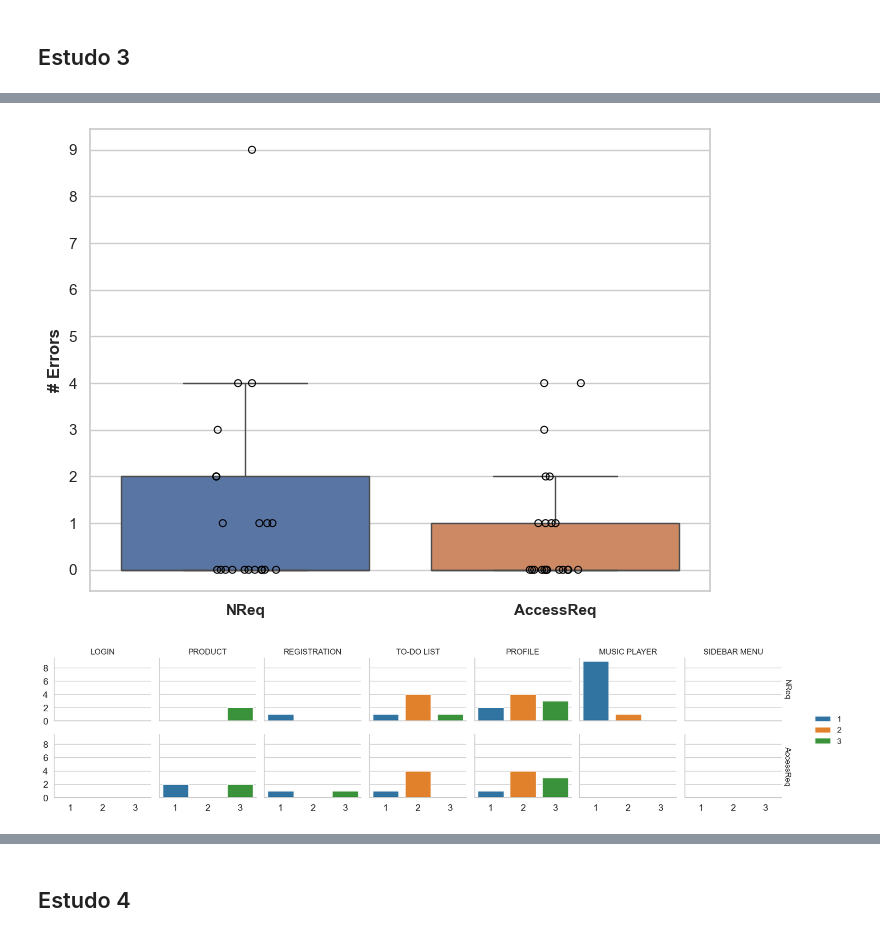
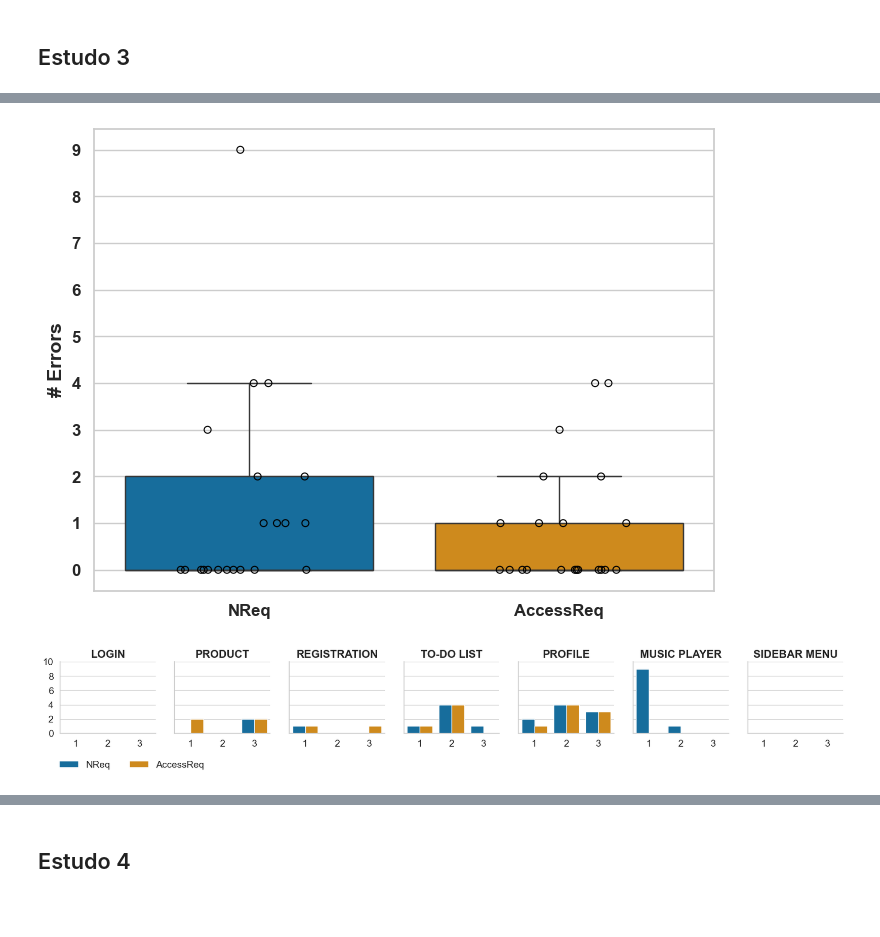
Before and after one commit to Test-Accessibility/Dataset-accessibility-assessments, a Jupyter notebook: Study_LLMs/main.ipynb, the cells around one changed output, grey strips where cells are left out. Saved outputs shown, nothing was run; the diff lists cells and outputs as text; code cells hidden in the pictures; blank space fills up the shorter version.

```diff
--- a/Study_LLMs/main.ipynb
+++ b/Study_LLMs/main.ipynb
@@ -189,7 +282,7 @@ plt.show()
 # %% [markdown]
 ## Estudo 2
 # %%
-df_estudo2 = df[(df['Study'] == 'Study 2') | ((df['Study'] == 'Study 1') & (df['Layout'] == 'Chat-JCR'))]
+df_estudo2 = df[df['Study'] == 'Study 2']
 df_estudo2.head()
 # %% [output]
 |  | Study | LLM | Request | Prompt | Screen | Layout | Context | Touch Target | Contrast | ... |
@@ -264,20 +357,22 @@ df_new_melt["Métrica_Modelo"] = df_new_melt["LLM"] + " - " + df_new_melt["Reque
 df_new_melt = df_new_melt.groupby(["LLM", "Request", "Screen", "Métrica_Modelo"]).sum().reset_index()
 
 # Criando o gráfico corrigido
-plt.figure(figsize=(12, 6))
+plt.figure(figsize=(16, 6))
 ax = sns.barplot(data=df_new_melt, x="Screen", y="Valor", hue="Métrica_Modelo", palette='Paired', dodge=True, errorbar=None, hue_order=['ChatGPT-3.5 - NReq', 'ChatGPT-3.5 - AccessReq', 'ChatGPT-4o - NReq', 'ChatGPT-4o - AccessReq', 'Sabiá-3 - NReq', 'Sabiá-3 - AccessReq'])
 
 # Adicionando os valores no topo de cada barra
+i = 1
 for p in ax.patches:
-    ax.annotate(f'{int(p.get_height())}',
+    if i < ax.patches.__len__() - 6:
+        ax.annotate(f'{int(p.get_height())}',
                 (p.get_x() + p.get_width() / 2., p.get_height()),  # Posição do texto
                 ha='center', va='center',  # Alinhamento horizontal e vertical
                 fontsize=10, fontweight='bold', color='black',  # Estilo do texto
                 xytext=(0, 5),  # Deslocamento do texto
                 textcoords='offset points')  # Coordenadas do texto
-
-# Ajustando os limites do eixo y
-ax.set_ylim(0.5, ax.get_ylim()[1])
+        i += 1
+    else:
+        break
 
 # Ajustando rótulos
 plt.xticks(fontweight='bold')
@@ -371,48 +524,69 @@ plt.show()
 # %%
 plt.figure(figsize=(8, 6))
-sns.boxplot(data=df_estudo3, x='Request', y='Total', hue='Request', showfliers=False)
-sns.stripplot(data=df_estudo3, x='Request', y='Total', palette=color_dict_request, hue='Request', edgecolor='black', linewidth=.8)
+sns.boxplot(data=df_estudo3, x='Request', y='Total', hue='Request', palette=palette_request, showfliers=False)
+sns.stripplot(data=df_estudo3, x='Request', y='Total', palette=color_dict_request, hue='Request', edgecolor='black', linewidth=.8, jitter=0.25)
 
 # Ajustando os ticks do eixo y para inteiros
 plt.gca().yaxis.set_major_locator(MaxNLocator(integer=True))
 
 plt.xlabel('')
-plt.xticks(fontweight='bold', fontfamily='Arial')
-plt.ylabel('# Errors', fontsize=12, fontweight='bold', fontfamily='Arial')
+plt.ylabel('# Errors', fontsize=14, fontweight='bold', fontfamily='Arial')
+plt.xticks(fontsize=12, fontweight='bold', fontfamily='Arial')
+plt.yticks(fontsize=12, fontweight='bold', fontfamily='Arial')
 plt.show()
 # %% [output]
-[figure, old version]
+[figure, new version]
 # %%
-# Criando o grid de gráficos de barras
-g = sns.FacetGrid(df_estudo3, row="Request", col="Screen", margin_titles=True, height=2, aspect=1.2)
-g.map_dataframe(sns.barplot, x="Prompt", y="Total", hue="Prompt", palette=['#1f77b4', '#ff7f0e', '#2ca02c'])
+# Configurando o grid de gráficos
+g = sns.FacetGrid(
+    df_estudo3,
+    col="Screen",
+    margin_titles=True,
+    height=2.5
+)
+
+# Adicionando o gráfico de barras
+g.map_dataframe(
+    sns.barplot,
+    x="Prompt",
+    y="Total",
+    hue="Request",
+    palette=palette_request,
+    hue_order=order_request,
+    dodge=True
+)
+
+# Ajustando a legenda
+g.add_legend(
+    title="",
+    title_fontsize=14,
+    prop={'size': 14},
+    loc="lower left",
+    bbox_to_anchor=(0.025, -0.1),
+    ncol=2
+)
+
+# Ajustando os títulos dos eixos
+g.set_axis_labels("", "")
+g.set_titles(col_template="{col_name}", row_template="", size=16, weight='bold')
+g.set(ylim=(0, 10))
 
 # Ajustando os ticks do eixo y para inteiros
 plt.gca().yaxis.set_major_locator(MaxNLocator(integer=True, symmetric=True))
-
-# Ajustando a legenda
-g.add_legend(title="", title_fontsize='13', prop={'size': 12})
-
-
-# Ajustando os títulos dos eixos
-g.set_axis_labels("", "")
-g.set_titles(col_template="{col_name}", row_template="{row_name}")
 
 # Ajustando a rotação dos rótulos do eixo x
 for ax in g.axes.flat:
     for label in ax.get_xticklabels():
         label.set_rotation(0)
         label.set_fontsize(14)
     for label in ax.get_yticklabels():
         label.set_fontsize(14)
 
 # Ajustando o layout
-plt.subplots_adjust(top=0.9)
-g.fig.suptitle('')
-# Exibindo o gráfico
+plt.subplots_adjust(hspace=0.2, wspace=0.2)
 plt.show()
 # %% [output]
-[figure, old version]
+[figure, new version]
 # %%
 data3 = df_estudo3.pivot_table(index='Screen', values=['Context', 'Touch Target', 'Contrast', 'Item Description', 'Hidden Text', 'Item Label', 'Item Type Label'], aggfunc='sum', sort=False)
 
```
Also changed, not shown: parts of 40 cells of this notebook.
